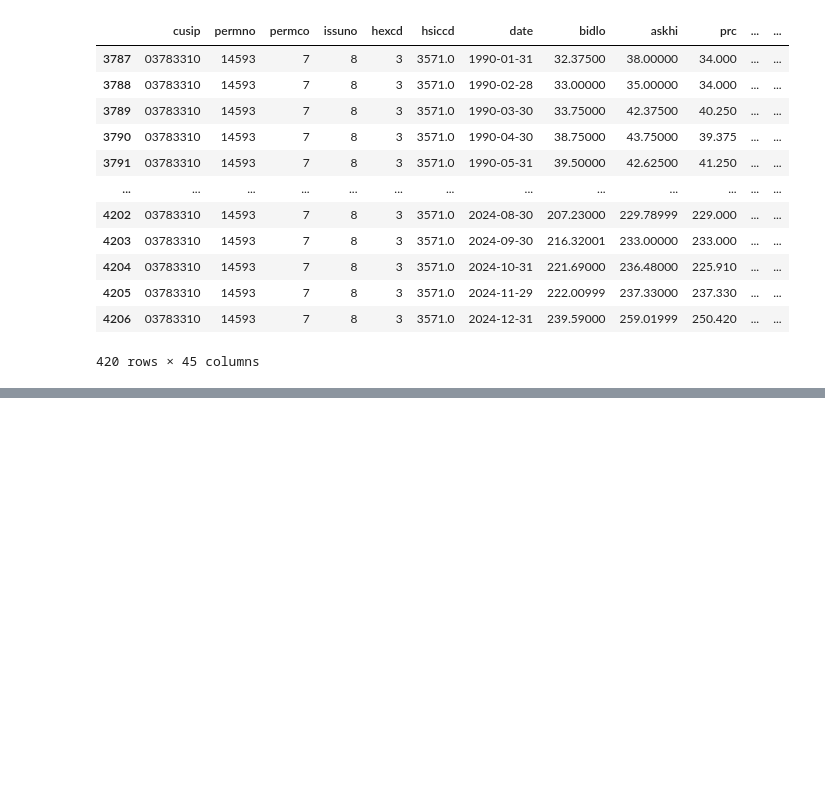
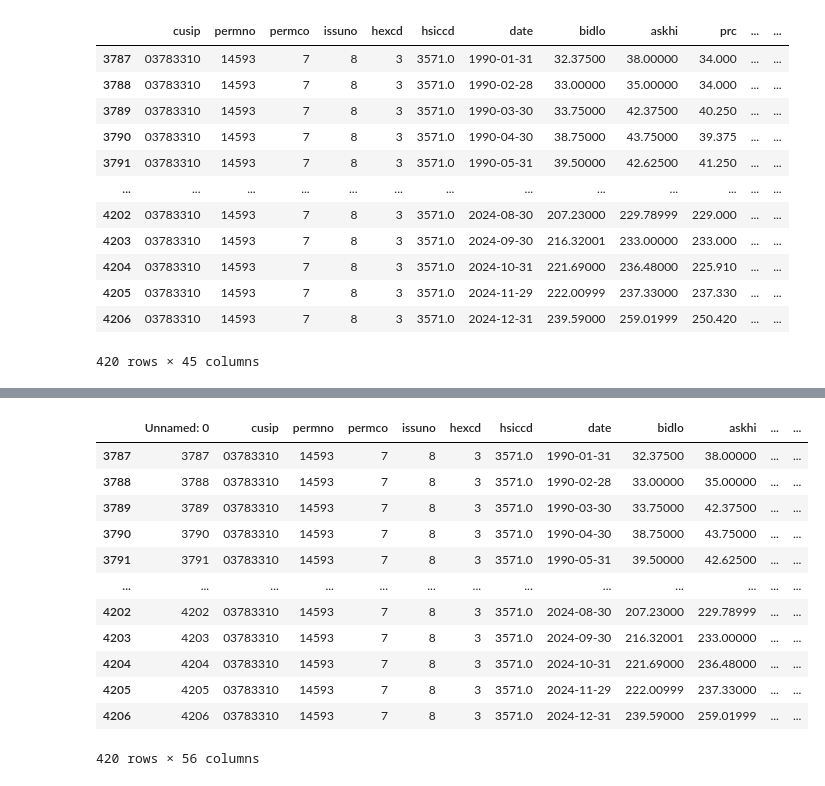
Before and after one commit to FlexiblePlanInvestmentsLtd/Factor-Research, a Jupyter notebook: notebooks/aapm.ipynb, the cells around one changed output, grey strips where cells are left out. Drawn from its saved outputs; the diff is of its cells as text; code cells hidden in the pictures; blank space fills up the shorter version.

```diff
--- a/notebooks/aapm.ipynb
+++ b/notebooks/aapm.ipynb
@@ -409,0 +913,2 @@ crsp_data.to_csv("../data/wrds_processed_features.csv")
+# %%
+final_list = crsp_data.merge(final_df,how='left',left_on=['date','permno'],right_on=['date','permno'])
@@ -409,0 +933,3 @@ crsp_data.to_csv("../data/wrds_processed_features.csv")
+# %%
+final_list = final_list.drop(columns=['xrdq'])
+final_list.head()
@@ -409,0 +944,16 @@ crsp_data.to_csv("../data/wrds_processed_features.csv")
+# %%
+final_list[final_list["ticker"]=="AAPL"]
+# %% [output]
+|  | Unnamed: 0 | cusip | permno | permco | issuno | hexcd | hsiccd | date | bidlo | askhi | ... | ... |
+| 3787 | 3787 | 03783310 | 14593 | 7 | 8 | 3 | 3571.0 | 1990-01-31 | 32.37500 | 38.00000 | ... | ... |
+| 3788 | 3788 | 03783310 | 14593 | 7 | 8 | 3 | 3571.0 | 1990-02-28 | 33.00000 | 35.00000 | ... | ... |
+| 3789 | 3789 | 03783310 | 14593 | 7 | 8 | 3 | 3571.0 | 1990-03-30 | 33.75000 | 42.37500 | ... | ... |
+| 3790 | 3790 | 03783310 | 14593 | 7 | 8 | 3 | 3571.0 | 1990-04-30 | 38.75000 | 43.75000 | ... | ... |
+| 3791 | 3791 | 03783310 | 14593 | 7 | 8 | 3 | 3571.0 | 1990-05-31 | 39.50000 | 42.62500 | ... | ... |
+| ... | ... | ... | ... | ... | ... | ... | ... | ... | ... | ... | ... | ... |
+| 4202 | 4202 | 03783310 | 14593 | 7 | 8 | 3 | 3571.0 | 2024-08-30 | 207.23000 | 229.78999 | ... | ... |
+| 4203 | 4203 | 03783310 | 14593 | 7 | 8 | 3 | 3571.0 | 2024-09-30 | 216.32001 | 233.00000 | ... | ... |
+| 4204 | 4204 | 03783310 | 14593 | 7 | 8 | 3 | 3571.0 | 2024-10-31 | 221.69000 | 236.48000 | ... | ... |
+| 4205 | 4205 | 03783310 | 14593 | 7 | 8 | 3 | 3571.0 | 2024-11-29 | 222.00999 | 237.33000 | ... | ... |
+| 4206 | 4206 | 03783310 | 14593 | 7 | 8 | 3 | 3571.0 | 2024-12-31 | 239.59000 | 259.01999 | ... | ... |
+420 rows × 56 columns
```
Also changed, not shown: parts of 32 cells of this notebook.
